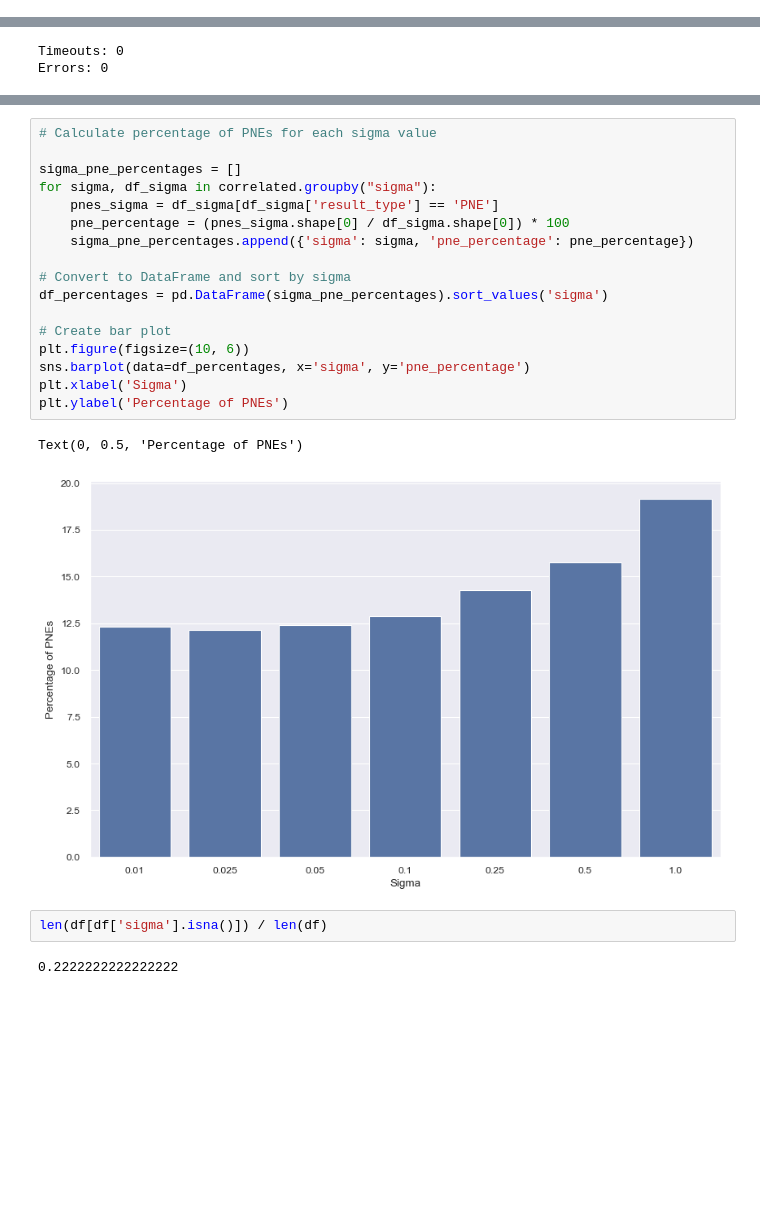
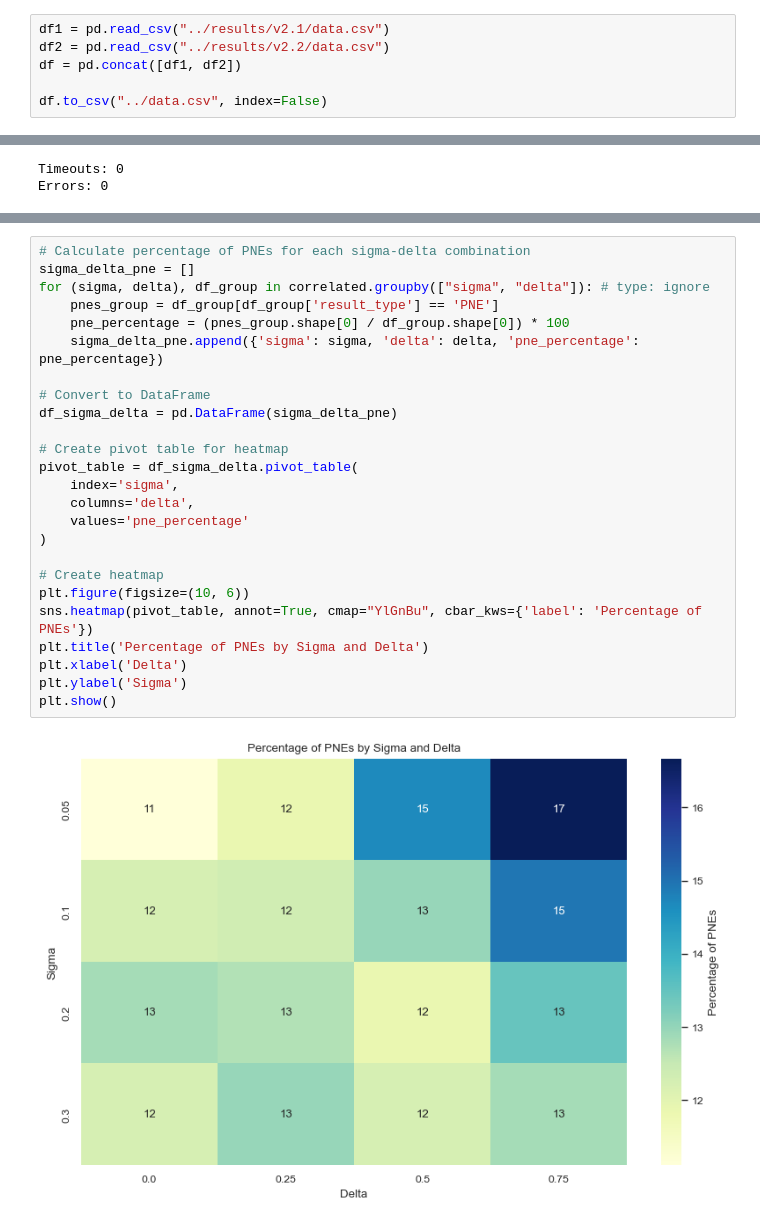
Before and after one commit to khalidbelhadj/pacing-auction, a Jupyter notebook: notebooks/tests.ipynb, the cells around one changed output, grey strips where cells are left out. Drawn from its saved outputs; the diff is of its cells as text; blank space fills up the shorter version.

```diff
--- a/notebooks/tests.ipynb
+++ b/notebooks/tests.ipynb
@@ -26,3 +24,9 @@ df = pd.read_csv("../results/v1/test_suite_results.csv")
+# %%
+df1 = pd.read_csv("../results/v2.1/data.csv")
+df2 = pd.read_csv("../results/v2.2/data.csv")
+df = pd.concat([df1, df2])
+
+df.to_csv("../data.csv", index=False)
 # %%
 df['time_per_iteration'] = df['runtime'] / df['iterations']
 df
@@ -243,27 +213,30 @@ PNEs (Correlated): 4808, 14.13%
 # %%
-# Calculate percentage of PNEs for each sigma value
+# Calculate percentage of PNEs for each sigma-delta combination
+sigma_delta_pne = []
+for (sigma, delta), df_group in correlated.groupby(["sigma", "delta"]): # type: ignore
+    pnes_group = df_group[df_group['result_type'] == 'PNE']
+    pne_percentage = (pnes_group.shape[0] / df_group.shape[0]) * 100
+    sigma_delta_pne.append({'sigma': sigma, 'delta': delta, 'pne_percentage': pne_percentage})
 
-sigma_pne_percentages = []
-for sigma, df_sigma in correlated.groupby("sigma"):
-    pnes_sigma = df_sigma[df_sigma['result_type'] == 'PNE']
-    pne_percentage = (pnes_sigma.shape[0] / df_sigma.shape[0]) * 100
-    sigma_pne_percentages.append({'sigma': sigma, 'pne_percentage': pne_percentage})
+# Convert to DataFrame
+df_sigma_delta = pd.DataFrame(sigma_delta_pne)
 
-# Convert to DataFrame and sort by sigma
-df_percentages = pd.DataFrame(sigma_pne_percentages).sort_values('sigma')
+# Create pivot table for heatmap
+pivot_table = df_sigma_delta.pivot_table(
+    index='sigma',
+    columns='delta',
+    values='pne_percentage'
+)
 
-# Create bar plot
+# Create heatmap
 plt.figure(figsize=(10, 6))
-sns.barplot(data=df_percentages, x='sigma', y='pne_percentage')
-plt.xlabel('Sigma')
-plt.ylabel('Percentage of PNEs')
+sns.heatmap(pivot_table, annot=True, cmap="YlGnBu", cbar_kws={'label': 'Percentage of PNEs'})
+plt.title('Percentage of PNEs by Sigma and Delta')
+plt.xlabel('Delta')
+plt.ylabel('Sigma')
+plt.show()
 # %% [output]
-Text(0, 0.5, 'Percentage of PNEs')
-[figure, old version]
+[figure, new version]
-# %%
-len(df[df['sigma'].isna()]) / len(df)
-# %% [output]
-0.2222222222222222
 # %%
 display(pnes.describe())
 display(cycles.describe())
```
Also changed, not shown: parts of 12 cells of this notebook, 7 other files.
